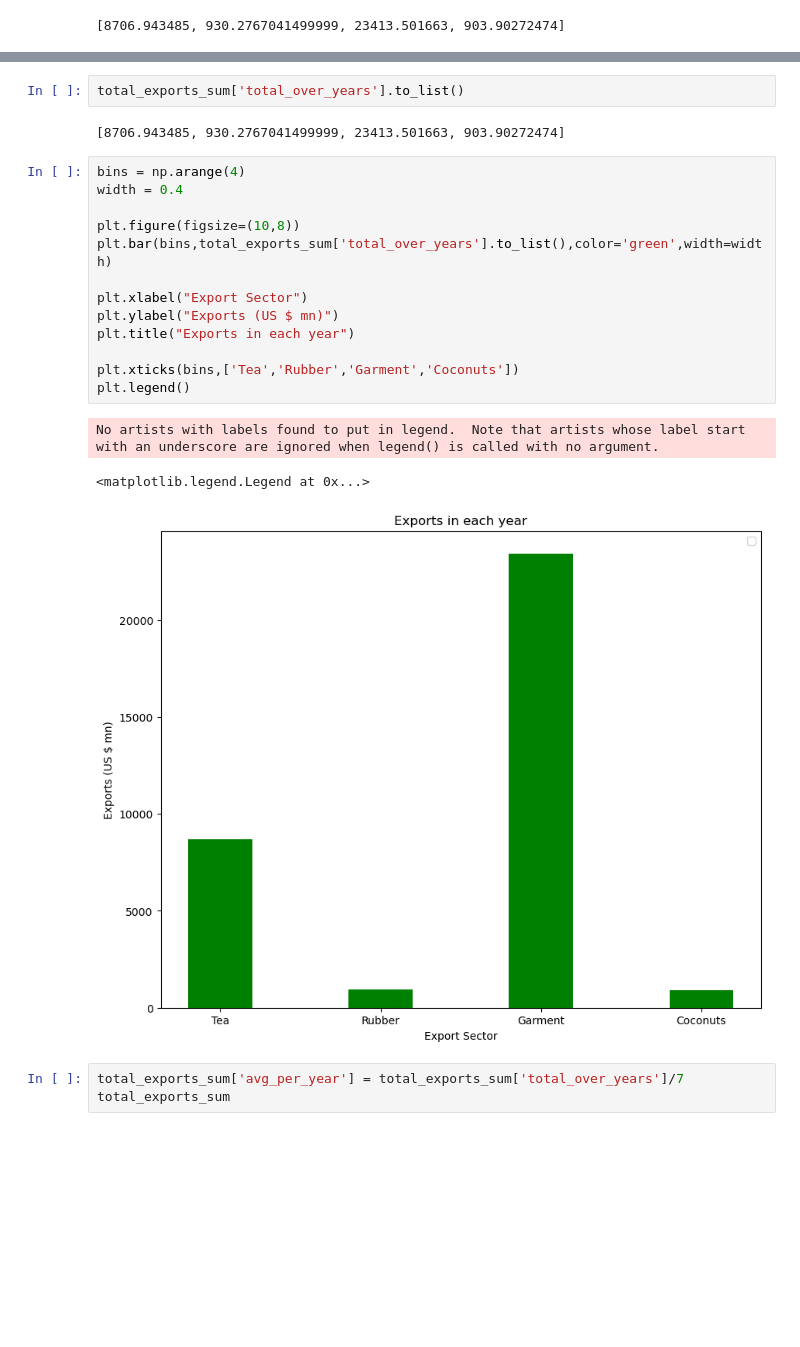
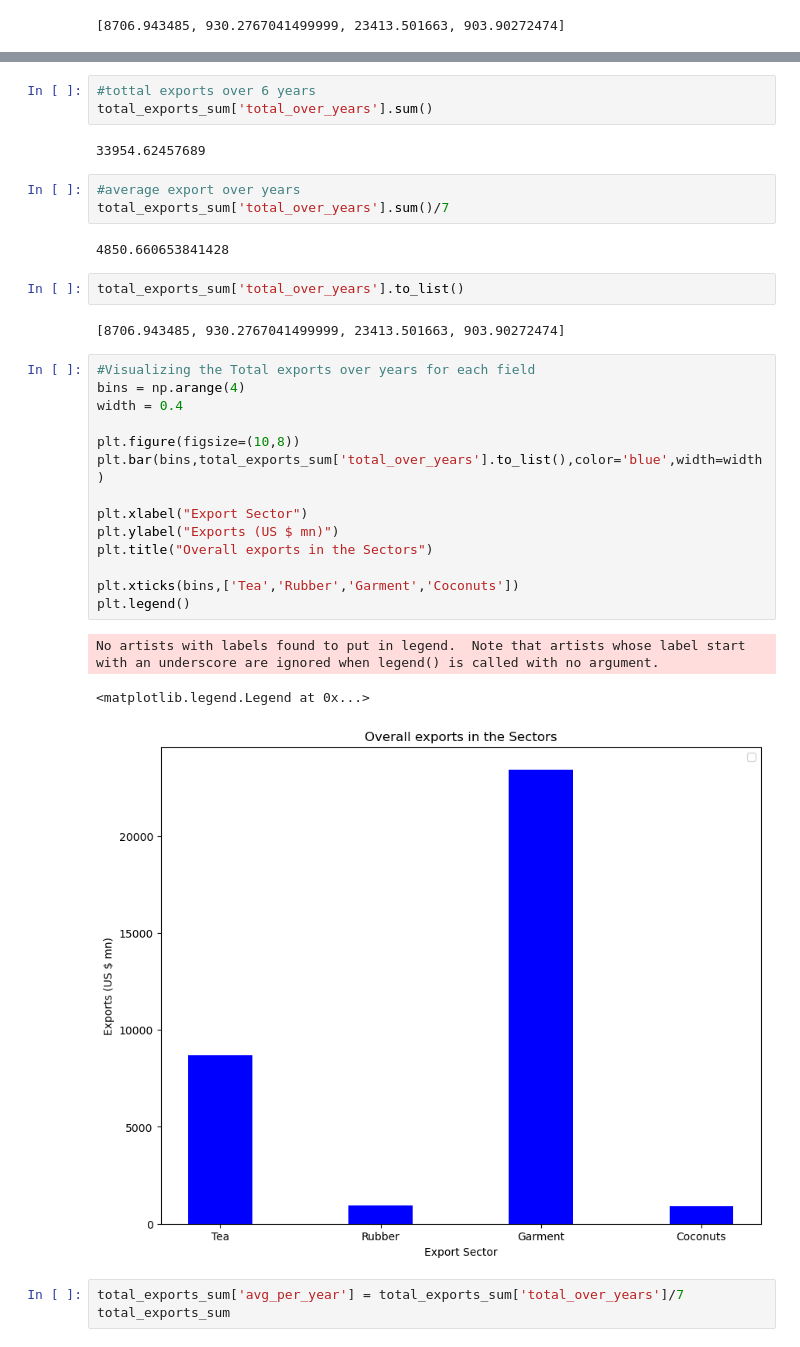
Before and after one commit to ChamikaGunarathna/Exports-Analysis, a Jupyter notebook: analyzis.ipynb, the cells around one changed output, grey strips where cells are left out. Saved outputs shown, nothing was run; the diff lists cells and outputs as text; blank space fills up the shorter version.

Commit message:
finished the analysis on exports by each country

```diff
--- a/analyzis.ipynb
+++ b/analyzis.ipynb
@@ -204,27 +209,38 @@ total_exports_sum
 | Rubber Exports (US $ mn) | 93.100000 | 109.100000 | 124.933400 | 98.541032 | 173.179555 | 206.315040 | 125.107677 | 930.276704 |
 | Garment Exports (US $ mn) | 2917.038196 | 3144.665857 | 3283.799246 | 3119.552693 | 3178.397530 | 3985.753512 | 3784.294629 | 23413.501663 |
 | Coconuts Exports (US $ mn) | 91.093263 | 99.868417 | 109.283383 | 126.569566 | 123.691159 | 194.812211 | 158.584725 | 903.902725 |
+# %%
+#tottal exports over 6 years
+total_exports_sum['total_over_years'].sum()
+# %% [output]
+33954.62457689
+# %%
+#average export over years
+total_exports_sum['total_over_years'].sum()/7
+# %% [output]
+4850.660653841428
 # %%
 total_exports_sum['total_over_years'].to_list()
 # %% [output]
 [8706.943485, 930.2767041499999, 23413.501663, 903.90272474]
 # %%
+#Visualizing the Total exports over years for each field
 bins = np.arange(4)
 width = 0.4
 
 plt.figure(figsize=(10,8))
-plt.bar(bins,total_exports_sum['total_over_years'].to_list(),color='green',width=width)
+plt.bar(bins,total_exports_sum['total_over_years'].to_list(),color='blue',width=width)
 
 plt.xlabel("Export Sector")
 plt.ylabel("Exports (US $ mn)")
-plt.title("Exports in each year")
+plt.title("Overall exports in the Sectors")
 
 plt.xticks(bins,['Tea','Rubber','Garment','Coconuts'])
 plt.legend()
 # %% [output]
 No artists with labels found to put in legend.  Note that artists whose label start with an underscore are ignored when legend() is called with no argument.
 <matplotlib.legend.Legend at 0x...>
-[figure, old version]
+[figure, new version]
 # %%
 total_exports_sum['avg_per_year'] = total_exports_sum['total_over_years']/7
 total_exports_sum
```
Also changed, not shown: parts of 16 cells of this notebook, 1 other file.
